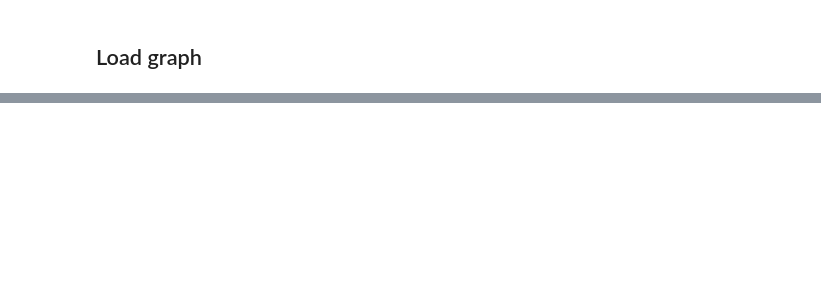
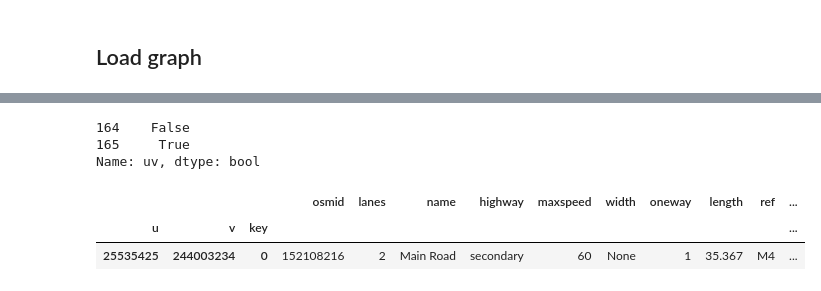
Before and after one commit to WasteLabs/project_rdi_cpt, a Jupyter notebook: notebooks/03_ejwillemse_shortest_path_calculations.ipynb, the cells around one changed output, grey strips where cells are left out. Cells and saved outputs as stored; diff of their text form; code cells hidden in the pictures; blank space fills up the shorter version.

Commit message:
full solver example added.

```diff
--- a/notebooks/03_ejwillemse_shortest_path_calculations.ipynb
+++ b/notebooks/03_ejwillemse_shortest_path_calculations.ipynb
@@ -64,0 +80,9 @@ Wall time: 4.77 µs
+# %%
+filler_frames = []
+arc_i = 164
+arc_j = 165
+with tb.open_file(filename, 'r') as h5file:
+    sp_info = h5file.root.shortest_path_info
+    p_full = sp_info.predecessor_matrix
+    node_id_order = sp_info.node_id_order[:]
+    sp_path = sp_full(p_full, arc_i, arc_j, full=True)
@@ -64,0 +108,19 @@ Wall time: 4.77 µs
+# %%
+node_path = node_list.iloc[sp_path].copy()
+# %%
+node_path["u"] = node_path["osmid"].shift().values
+node_path["v"] = node_path["osmid"]
+# %%
+node_path["uv"] = node_path["u"].fillna(-1).astype(int).astype(str) + "-" + node_path["v"].fillna(-1).astype(int).astype(str)
+# %%
+node_path["uv"].isin(edge_list["uv"])
+# %% [output]
+164    False
+165     True
+Name: uv, dtype: bool
+# %%
+edge_list.loc[edge_list["uv"].isin(node_path["uv"])]
+# %% [output]
+|  |  |  | osmid | lanes | name | highway | maxspeed | width | oneway | length | ref | ... |
+| u | v | key |  |  |  |  |  |  |  |  |  | ... |
+| 25535425 | 244003234 | 0 | 152108216 | 2 | Main Road | secondary | 60 | None | 1 | 35.367 | M4 | ... |
```
Also changed, not shown: parts of 11 cells of this notebook, 4 other files.
